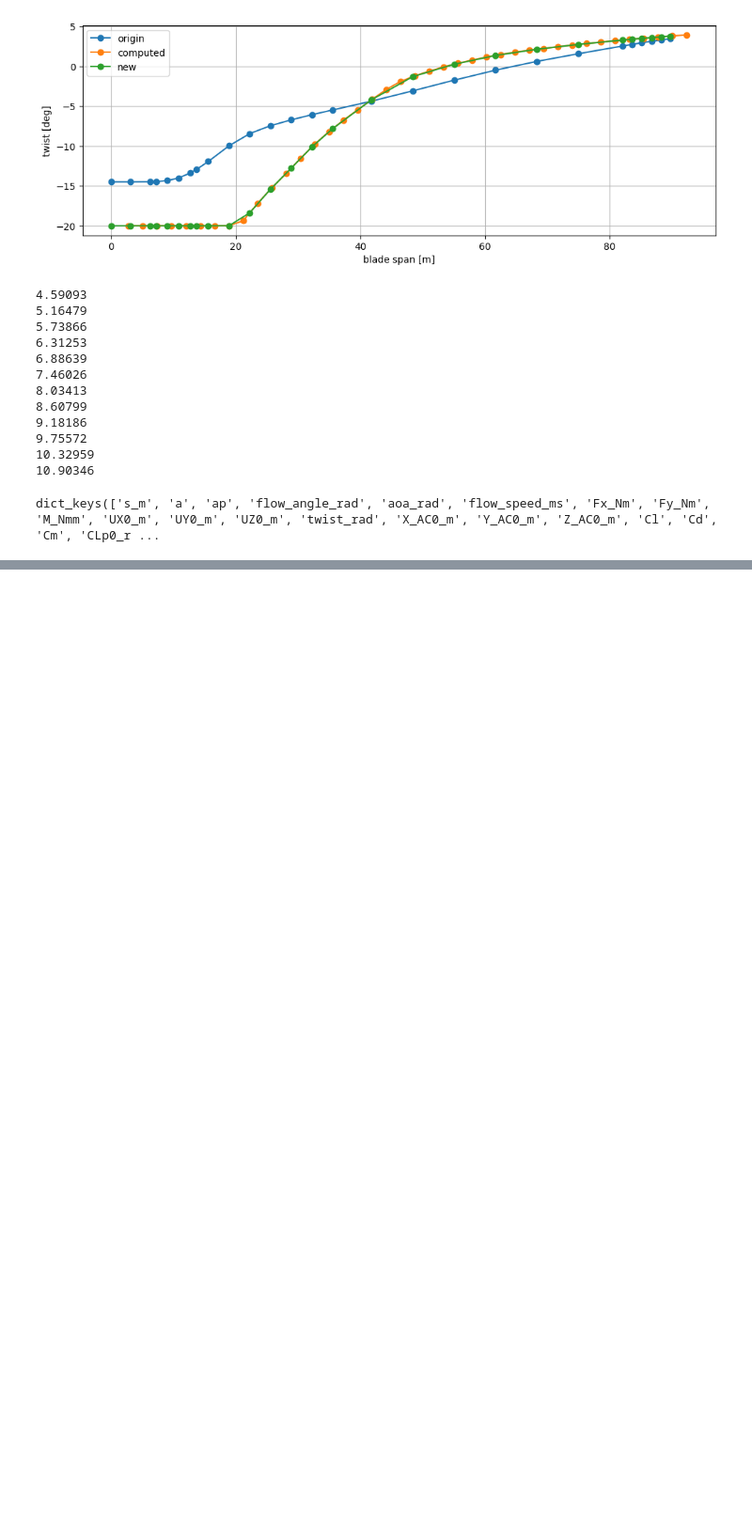
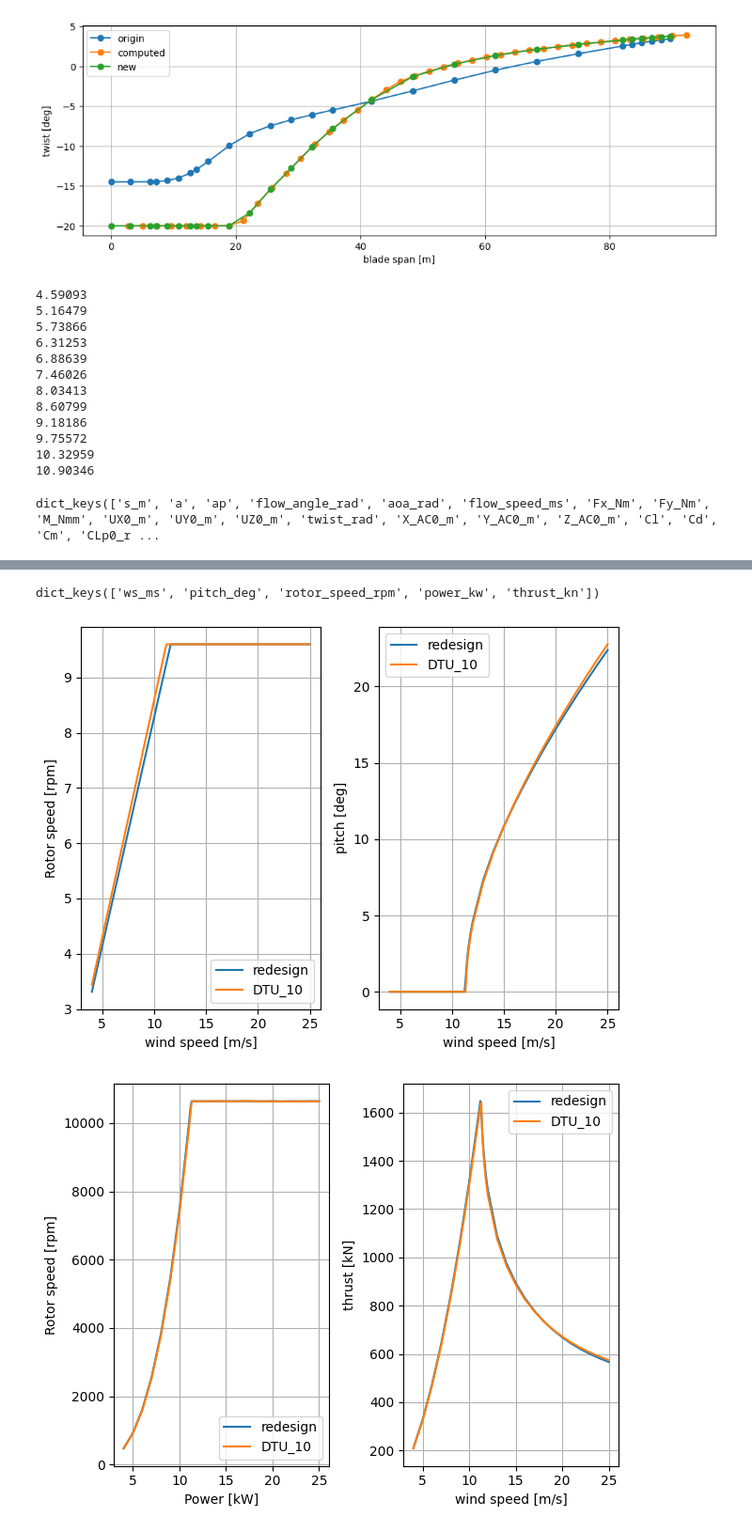
Before and after one commit to nicolaquaia/LAC_final, a Jupyter notebook: assignment_01/assignment1_03.ipynb, the cells around one changed output, grey strips where cells are left out. Shown at 94% size. Saved outputs shown, nothing was run; the diff lists cells and outputs as text; code cells hidden in the pictures; blank space fills up the shorter version.

```diff
--- a/assignment_01/assignment1_03.ipynb
+++ b/assignment_01/assignment1_03.ipynb
@@ -224,0 +263,59 @@ plt.show()
+# %%
+# Side-by-side plots of the rotor speed (left plot) and pitch angles (right plot) versus wind speed
+
+rigid_path = "hawc_files/our_design/data/Group1_redesign_rigid.opt"
+rigid_data = load_oper(rigid_path)
+
+rigid_DTU_10_path = "hawc_files/our_design/data/dtu_10mw_rigid.opt"
+rigid_DTU_10_data = load_oper(rigid_DTU_10_path)
+
+print(rigid_data.keys())
+
+
+fig1, axs1 = plt.subplots(1, 2, num=2, clear=True)
+
+axs1[0].plot(rigid_data['ws_ms'], rigid_data['rotor_speed_rpm'], label='redesign')
+axs1[0].plot(rigid_DTU_10_data['ws_ms'], rigid_DTU_10_data['rotor_speed_rpm'], label='DTU_10')
+axs1[0].set_xlabel("wind speed [m/s]")
+axs1[0].set_ylabel("Rotor speed [rpm]")
+axs1[0].legend()
+axs1[0].grid(True)
+
+axs1[1].plot(rigid_data['ws_ms'], rigid_data['pitch_deg'], label='redesign')
+axs1[1].plot(rigid_DTU_10_data['ws_ms'], rigid_DTU_10_data['pitch_deg'], label='DTU_10')
+axs1[1].set_xlabel("wind speed [m/s]")
+axs1[1].set_ylabel("pitch [deg]")
+axs1[1].legend()
+axs1[1].grid(True)
+
+# Adjust layout and show the figure
+plt.tight_layout()
+plt.show()
+
+
+# Side-by-side plots of the aerodynamic power (left plot) and its coefficient (right plot), and the thrust (left plot) and its coefficient (right plot) versus wind speed
+
+
+fig1, axs1 = plt.subplots(1, 2, num=2, clear=True)
+
+axs1[0].plot(rigid_data['ws_ms'], rigid_data['power_kw'], label='redesign')
+axs1[0].plot(rigid_DTU_10_data['ws_ms'], rigid_DTU_10_data['power_kw'], label='DTU_10')
+axs1[0].set_xlabel("Power [kW]")
+axs1[0].set_ylabel("Rotor speed [rpm]")
+axs1[0].legend()
+axs1[0].grid(True)
+
+axs1[1].plot(rigid_data['ws_ms'], rigid_data['thrust_kn'], label='redesign')
+axs1[1].plot(rigid_DTU_10_data['ws_ms'], rigid_DTU_10_data['thrust_kn'], label='DTU_10')
+axs1[1].set_xlabel("wind speed [m/s]")
+axs1[1].set_ylabel("thrust [kN]")
+axs1[1].legend()
+axs1[1].grid(True)
+
+# Adjust layout and show the figure
+plt.tight_layout()
+plt.show()
+# %% [output]
+dict_keys(['ws_ms', 'pitch_deg', 'rotor_speed_rpm', 'power_kw', 'thrust_kn'])
+[figure, added]
+[figure, added]
```
Also changed, not shown: parts of 3 cells of this notebook.
